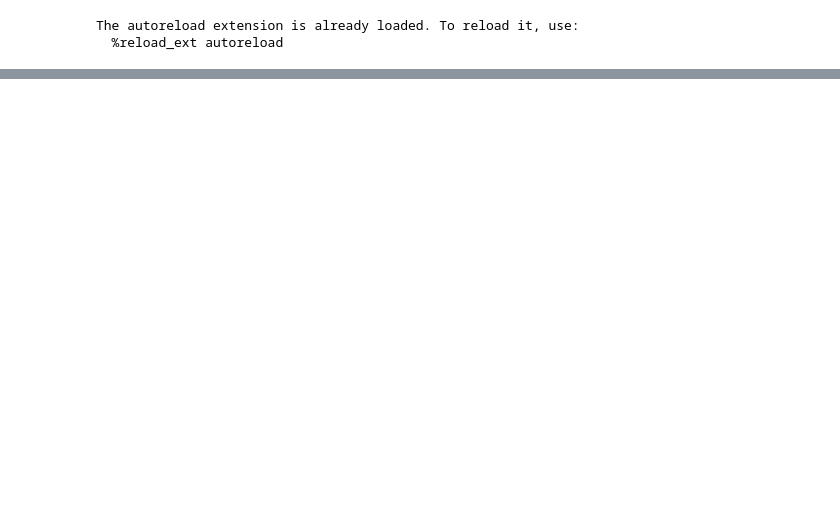
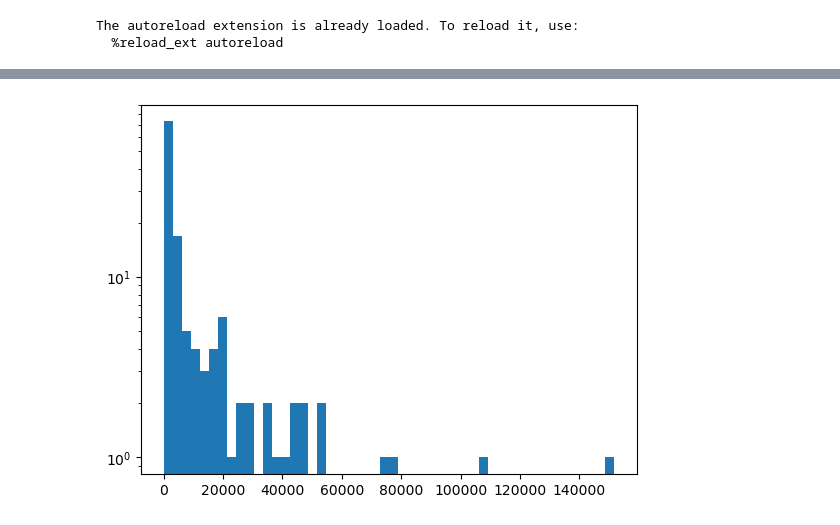
Before and after one commit to epfl-ada/ada-2023-project-vivalavada, a Jupyter notebook: popularity_yagiz.ipynb, the cells around one changed output, grey strips where cells are left out. Cells and saved outputs as stored; diff of their text form; code cells hidden in the pictures; blank space fills up the shorter version.

Commit message:
improvements in popularity task

```diff
--- a/popularity_yagiz.ipynb
+++ b/popularity_yagiz.ipynb
@@ -43,0 +59,5 @@ Name: date, dtype: datetime64[ns]
+# %%
+location_style = ratings_reviews_groupedby_loc_style.size().reset_index(name = 'number')
+# %%
+ratings_reviews_groupedby_loc = ratings_reviews_2010_2012.groupby('location').size().reset_index(name = 'total_loc_number')
+ratings_reviews_groupedby_loc
@@ -43,0 +78,4 @@ Name: date, dtype: datetime64[ns]
+# %%
+location_style = pd.merge(location_style, ratings_reviews_groupedby_loc, on = 'location', how = 'inner')
+# %%
+location_style['popularity_percentage'] = 100* (location_style['number'] / location_style['total_loc_number'])
@@ -43,0 +98,5 @@ Name: date, dtype: datetime64[ns]
+# %%
+plt.hist(location_style['total_loc_number'].unique(), 50)
+plt.yscale('log')
+# %% [output]
+[figure, added]
```
Also changed, not shown: parts of 16 cells of this notebook.
